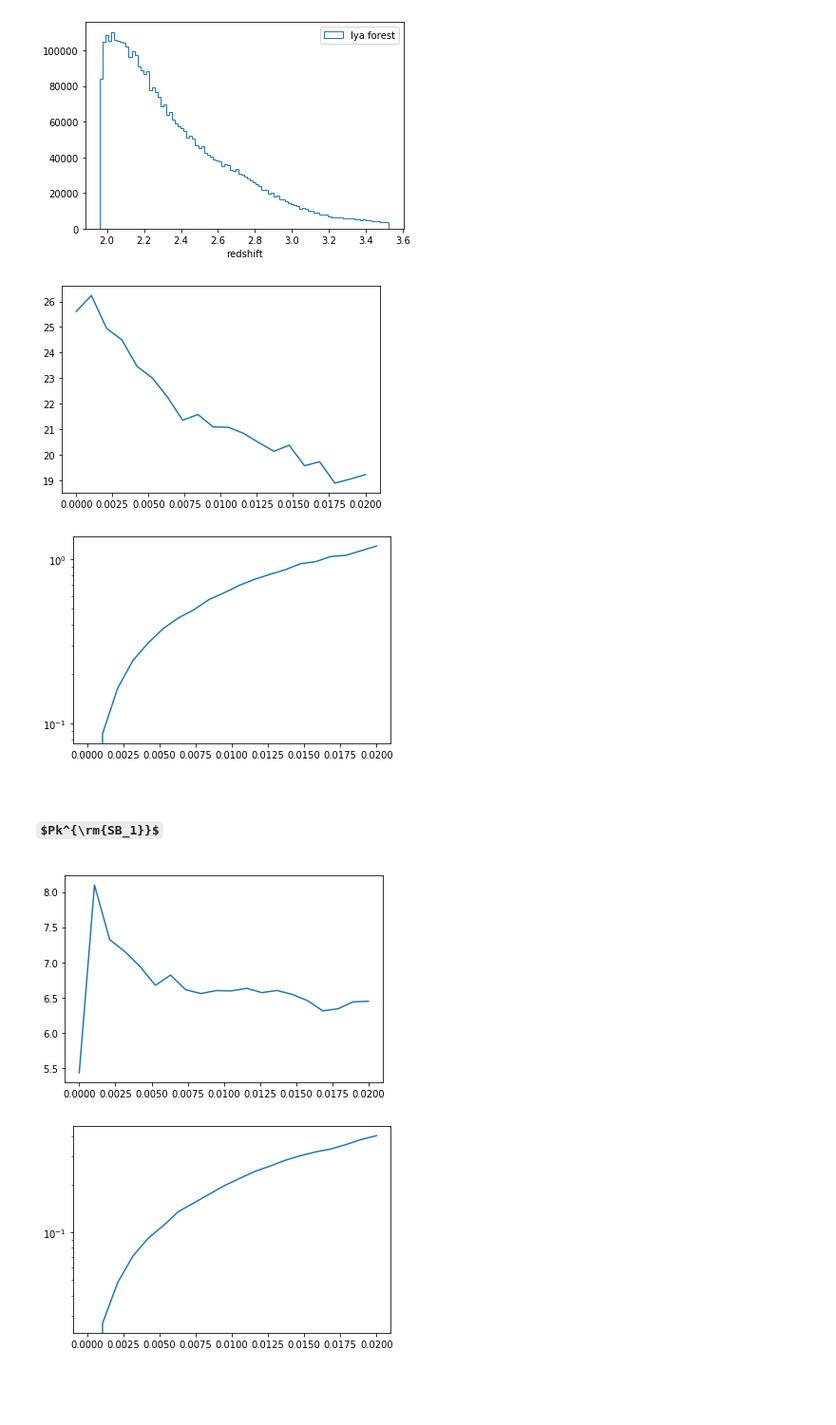
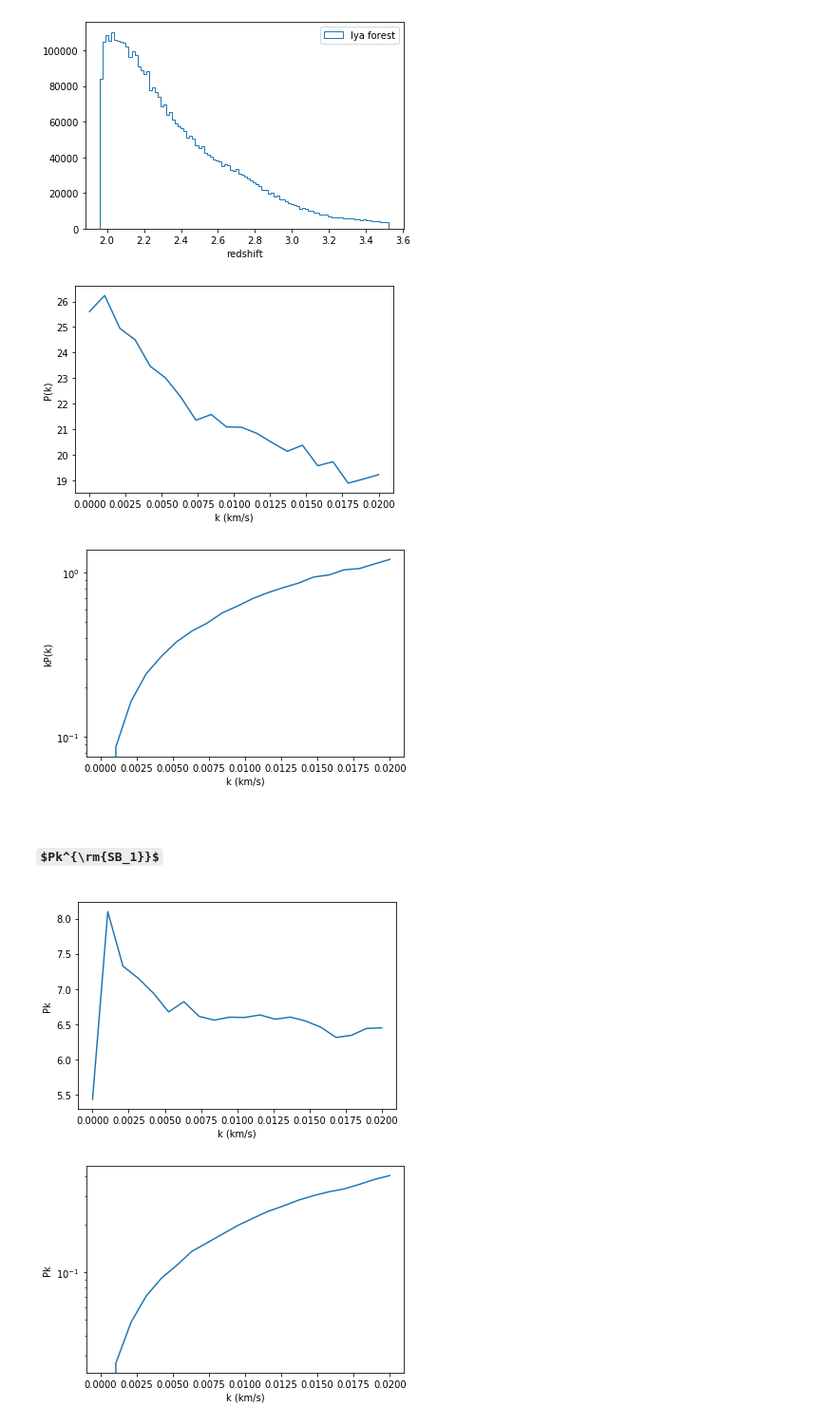
Before and after one commit to LittleLin1999/LYA-BAO, a Jupyter notebook: lya_spec_subDR14.ipynb, the cells around one changed output. Shown at 95% size. Drawn from its saved outputs; the diff is of its cells as text; code cells hidden in the pictures; some formulas as TeX source; blank space fills up the shorter version.

```diff
--- a/lya_spec_subDR14.ipynb
+++ b/lya_spec_subDR14.ipynb
@@ -90,14 +94,18 @@ Pk_new = np.array(Pk_new)
 avg_Pk = np.mean(Pk_new,axis=0)
 # %%
 plt.plot(k_new,avg_Pk)
+plt.xlabel('k (km/s)')
+plt.ylabel('P(k)')
 plt.show()
 
 plt.plot(k_new,avg_Pk*k_new*np.pi)
 plt.yscale('log')
+plt.xlabel('k (km/s)')
+plt.ylabel('kP(k)')
 plt.show()
 # %% [output]
-[figure, old version]
+[figure, new version]
-[figure, old version]
+[figure, new version]
 # %% [markdown]
 # $Pk^{\rm{SB_1}}$
 # %%
@@ -179,11 +187,15 @@ Pk_new = np.array(Pk_new)
 avg_Pk = np.mean(Pk_new,axis=0)
 # %%
 plt.plot(k_new,avg_Pk)
+plt.xlabel('k (km/s)')
+plt.ylabel('Pk')
 plt.show()
 
 plt.plot(k_new,avg_Pk*k_new*np.pi)
+plt.xlabel('k (km/s)')
+plt.ylabel('Pk')
 plt.yscale('log')
 plt.show()
 # %% [output]
-[figure, old version]
+[figure, new version]
-[figure, old version]
+[figure, new version]
```
Also changed, not shown: parts of 2 cells of this notebook.
